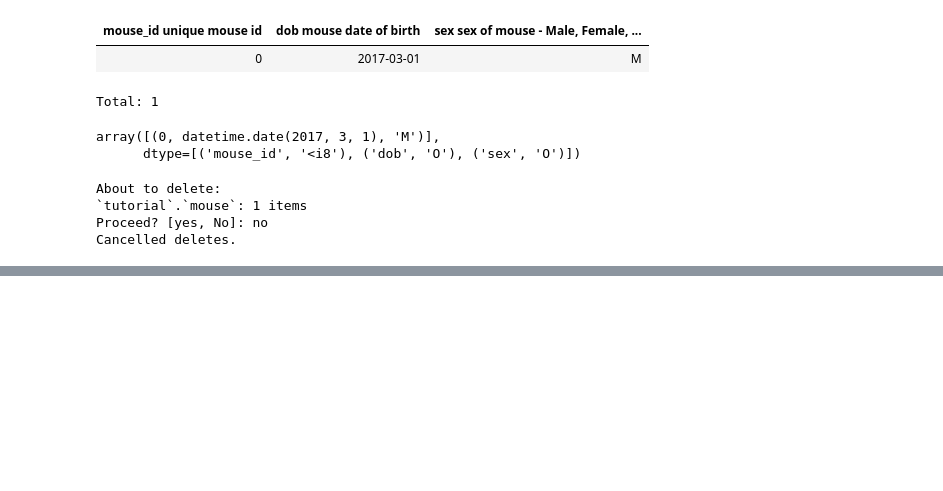
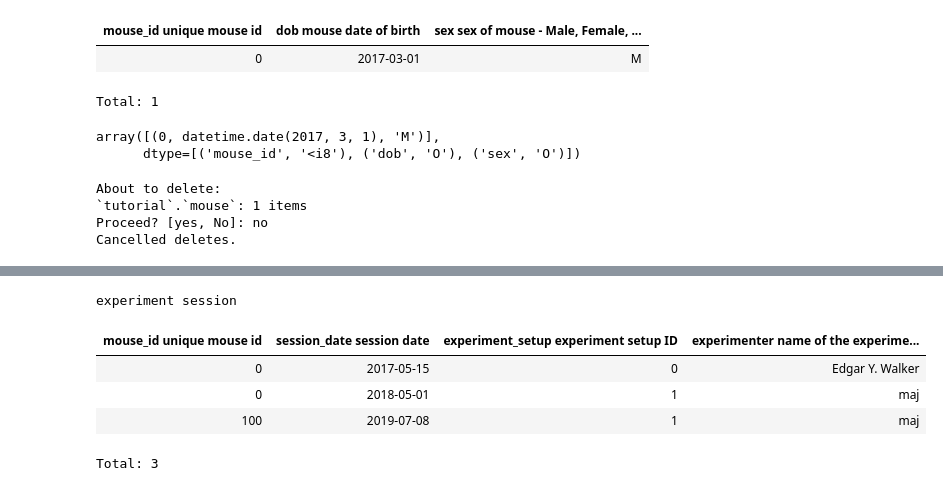
Before and after one commit to Ahmedjjj/onboarding-mathis, a Jupyter notebook: notebooks/tutorial.ipynb, the cells around one changed output, grey strips where cells are left out. Cells and saved outputs as stored; diff of their text form; code cells hidden in the pictures; blank space fills up the shorter version.

```diff
--- a/notebooks/tutorial.ipynb
+++ b/notebooks/tutorial.ipynb
@@ -194,0 +277,9 @@ Cancelled deletes.
+# %%
+session & mouse # should be same as session table
+# %% [output]
+experiment session
+| mouse_id unique mouse id | session_date session date | experiment_setup experiment setup ID | experimenter name of the experime... |
+| 0 | 2017-05-15 | 0 | Edgar Y. Walker |
+| 0 | 2018-05-01 | 1 | maj |
+| 100 | 2019-07-08 | 1 | maj |
+Total: 3
```
Also changed, not shown: parts of 18 cells of this notebook, 1 other file.
